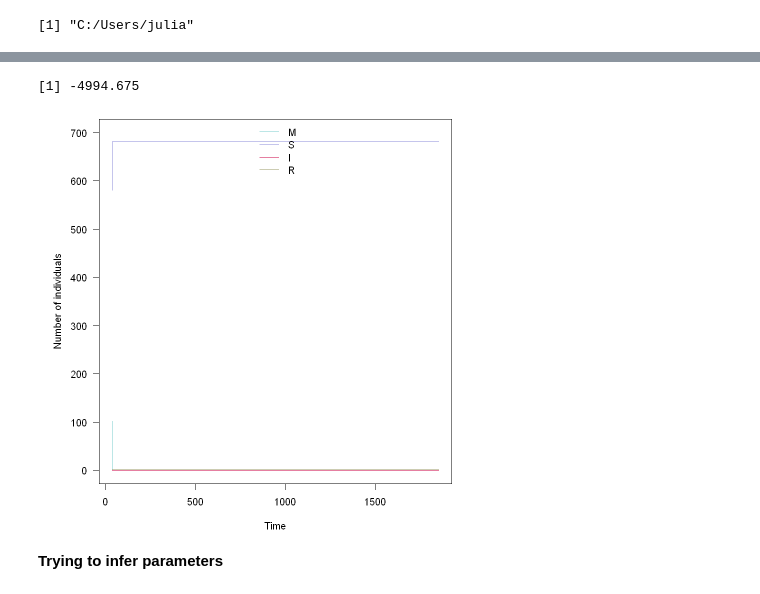
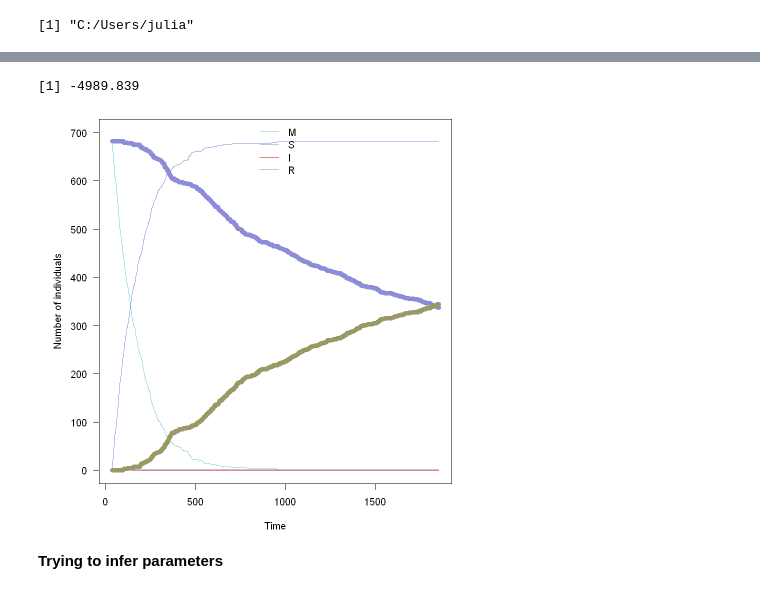
Before and after one commit to jmayer-cgh/RSV_infection_NL, a Jupyter notebook: My model/Trying to use the defined msir model.ipynb, the cells around one changed output, grey strips where cells are left out. Drawn from its saved outputs; the diff is of its cells as text; code cells hidden in the pictures.

```diff
--- a/My model/Trying to use the defined msir model.ipynb
+++ b/My model/Trying to use the defined msir model.ipynb
@@ -65,6 +76,6 @@ getwd()
 [1] "C:/Users/julia"
 # %%
 library(odin.dust)
-gen_sir <- odin.dust::odin_dust("msir.R")
-sir_model <- gen_sir$new(pars = list(), step = 0, n_particles = 3L)
+gen_msir <- odin.dust::odin_dust("msir.R")
+msir_model <- gen_sir$new(pars = list(), step = 0, n_particles = 3L)
 # %% [output]
@@ -93,38 +83,38 @@ i Loading msirb70304f6
 # %%
 n_particles <- 1
 filter <- mcstate::particle_filter$new(data = sir_data,
-                                       model = gen_sir,
+                                       model = gen_msir,
                                        n_particles = n_particles,
                                        compare = case_compare,
                                        seed = 3L)
 # %%
 filter$run(save_history = TRUE, pars = list(dt = dt))
 # %% [output]
-[1] -4994.675
+[1] -4989.839
 # %%
 plot_particle_filter <- function(history, true_history, times, obs_end = NULL) {
   if (is.null(obs_end)) {
     obs_end <- max(times)
   }
 
   par(mar = c(4.1, 5.1, 0.5, 0.5), las = 1)
   cols <- c(M = "#79CDCD", S = "#8c8cd9", I = "#cc0044", R = "#999966")
   matplot(times, (history[2, , -1]), type = "l",
           xlab = "Time", ylab = "Number of individuals",
           col = cols[["M"]], lty = 1, ylim = c(0, 700))
   matlines(times, (history[3, , -1]), col = cols[["S"]], lty = 1)
   matlines(times, (history[4, , -1]), col = cols[["I"]], lty = 1)
   matlines(times, (history[5, , -1]), col = cols[["R"]], lty = 1)
-  #matpoints(t(times), t(true_history[,2, -1]), pch = 19,col = cols["S"])
+  matpoints(t(times), t(true_history[,2, -1]), pch = 19,col = cols["S"])
   #matpoints(t(times), t(true_history[,3, -1]), pch = 19,col = cols["I"])
-  #matpoints(t(times), t(true_history[,4, -1]), pch = 19,col = cols["R"])
+  matpoints(t(times), t(true_history[,4, -1]), pch = 19,col = cols["R"])
   legend("top", lwd = 1, col = cols, legend = names(cols), bty = "n")
 }
 
 true_history <- true_hist
 plot_particle_filter(filter$history(), true_history, df$days)
 # %% [output]
-[figure, old version]
+[figure, new version]
 # %% [markdown]
 **Trying to infer parameters**
 # %%
```
Also changed, not shown: parts of 6 cells of this notebook, 1 other file.
